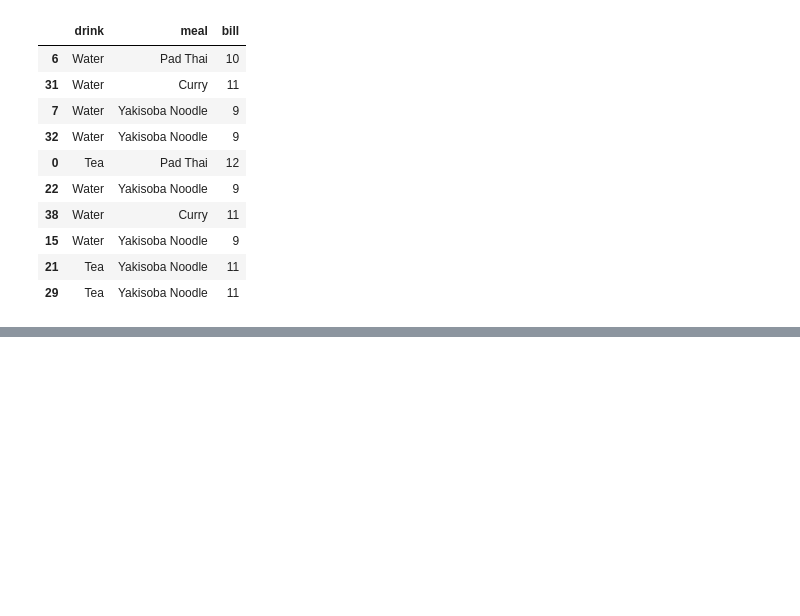
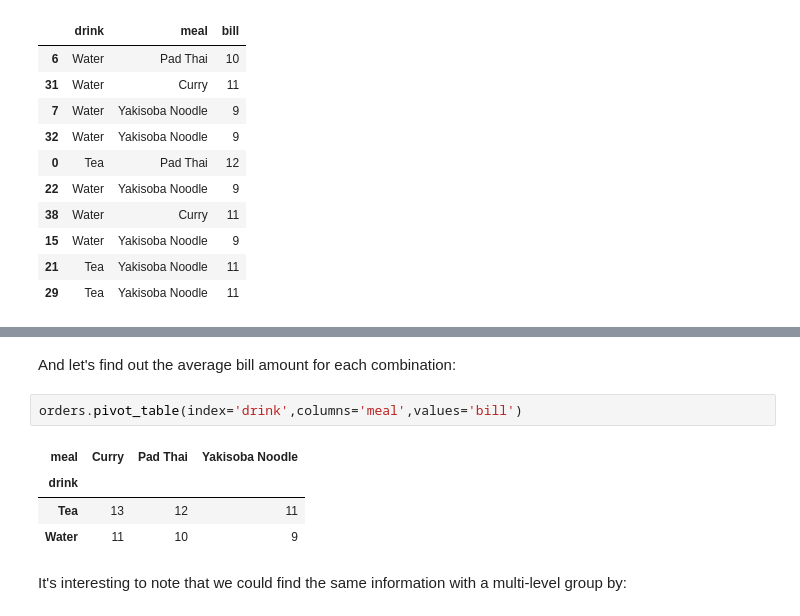
Before and after one commit to RichardAlcabes22/codeup_review, a Jupyter notebook: 3-data_science_libraries/00_pandas_adv_dataframes_lesson.ipynb, the cells around one changed output, grey strips where cells are left out. Cells and saved outputs as stored; diff of their text form; blank space fills up the shorter version.

```diff
--- a/3-data_science_libraries/00_pandas_adv_dataframes_lesson.ipynb
+++ b/3-data_science_libraries/00_pandas_adv_dataframes_lesson.ipynb
@@ -718,0 +736,11 @@ orders.sample(10)
+# %% [markdown]
+And let's find out the average bill amount for each combination:
+# %%
+orders.pivot_table(index='drink',columns='meal',values='bill')
+# %% [output]
+| meal | Curry | Pad Thai | Yakisoba Noodle |
+| drink |  |  |  |
+| Tea | 13 | 12 | 11 |
+| Water | 11 | 10 | 9 |
+# %% [markdown]
+It's interesting to note that we could find the same information with a multi-level group by:
```
Also changed, not shown: parts of 4 cells of this notebook.
